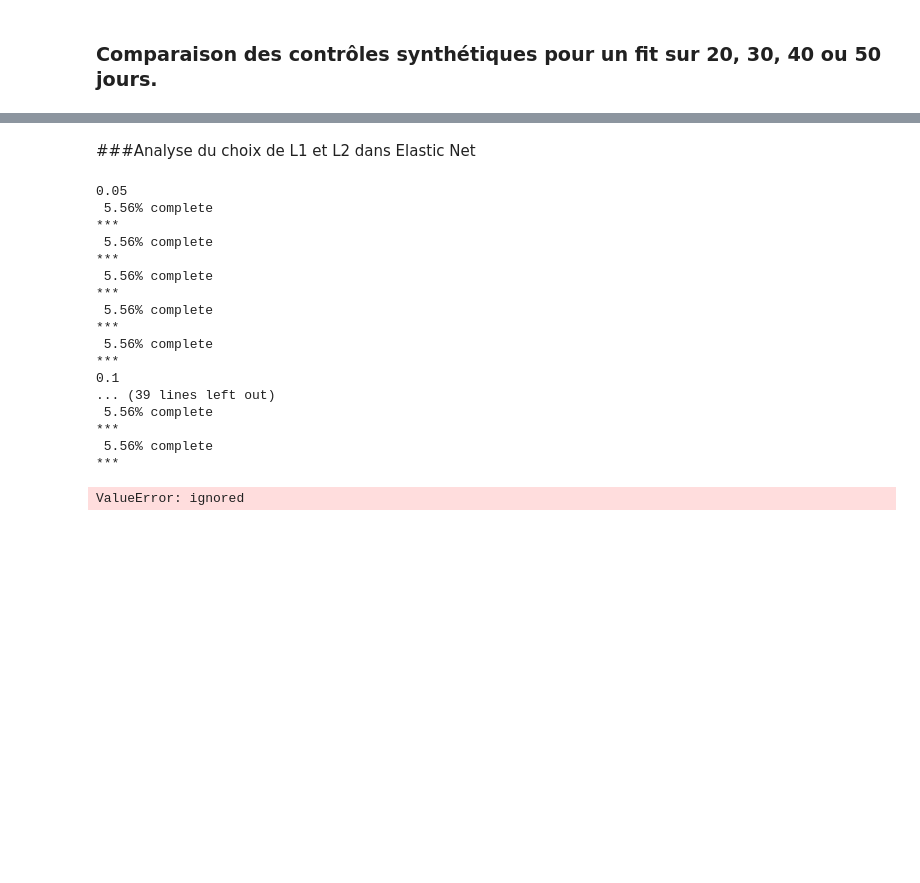
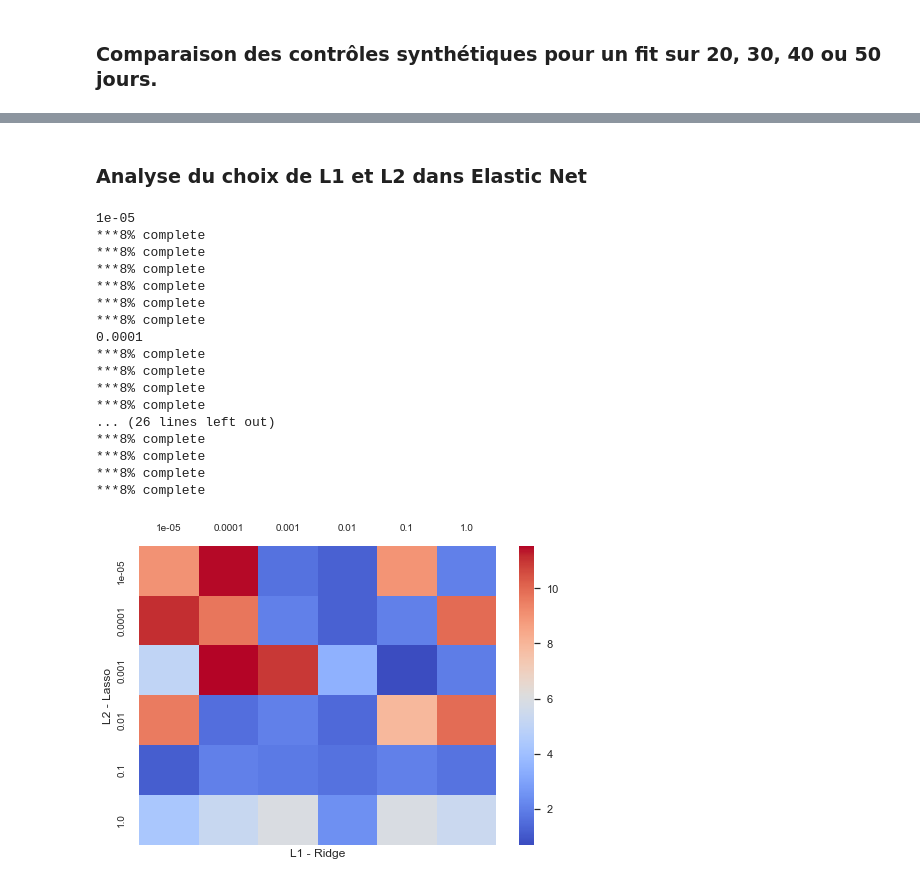
Before and after one commit to vishnouvina/Synthetic_Control_Covid_Incentives, a Jupyter notebook: incentive_synthetic_S8_states.ipynb, the cells around one changed output, grey strips where cells are left out. Saved outputs shown, nothing was run; the diff lists cells and outputs as text; code cells hidden in the pictures; blank space fills up the shorter version.

```diff
--- a/incentive_synthetic_S8_states.ipynb
+++ b/incentive_synthetic_S8_states.ipynb
@@ -549,7 +556,7 @@ inc_t0["12-17"] = {}
 for X in target_states_all_1217:
   # 19/02/2021 approx première date à laquelle les % de vax sont non nuls
   start = datetime.date(2021,2,19)
-  t0_date_str = dates[X]
+  t0_date_str = dates_1217[X]
   t0_date = datetime.date(int(t0_date_str[:4]), int(t0_date_str[5:7]), int(t0_date_str[8:]))
   t0 = t0_date - start
   t0 = t0.days
@@ -788,7 +802,7 @@ def p_value(ls_dose, y1_prediction):
 # Delta entre pourcentage de vaccination synthétique et réel n jours après t0
 
 time_delta = [0, 30, 60, 90]
-def delta_y(ls_dose1, y1_prediction, target_states=target_states_all, classe="Pop"):
+def delta_y(ls_dose1, y1_prediction, classe, target_states=target_states_all):
   delta = []
 
   for X in target_states:
@@ -825,13 +839,13 @@ def important_v(V):
 # %% [markdown]
 ### Comparaison des contrôles synthétiques pour un fit sur 20, 30, 40 ou 50 jours.
 # %%
-for classe in ["Pop","12-17", "18-64", "65Plus"]:
+for classe in ["12-17"]:
     print(classe,'in progress')
     for t_fit in range(10,50,10):
         print("\rFit period",t_fit, "   ")
         V = synthetic(ls_dose1, state_vector_scaled, t_fit=t_fit, t_test=0, classe=classe, plot=False)
-        df_delta = delta_y(ls_dose1[classe], y1_prediction, classe=classe)
-        df_fit = fit_q(ls_dose1[classe], y1_prediction, classe=classe)
+        df_delta = delta_y(ls_dose1[classe], y1_prediction, classe, target_states=target_states_all_1217)
+        df_fit = fit_q(ls_dose1[classe], y1_prediction, states_choose=target_states_all_1217, classe=classe)
 
         df = pd.DataFrame(y1_prediction, index=date_span)
         df.to_csv('CSV_results/synthetics_fit'+str(t_fit)+'_'+classe+'.csv')
@@ -869,42 +880,64 @@ df_fit.to_csv('Résultats/df_fit.csv', ',')
 print("RMSPE on interval [0;t0]")
 df_fit
 # %% [markdown]
-###Analyse du choix de L1 et L2 dans Elastic Net
+### Analyse du choix de L1 et L2 dans Elastic Net
 # %%
+w_dic = {Y:0 for Y in control_states_all}
+
 elastic_analysis = []
-ll = [0, 0.05, 0.1, 0.5, 1, 5]
+elastic_analysis_w = []
+
+ll = [10**n for n in range(-5,1)]
+
 for i in ll:
   L1 = i
   j_line = []
+  j_line_w = []
   print(i)
+
   for j in ll:
     L2 = j
-    V = synthetic(ls_dose1, state_vector_scaled, t_fit=21,t_test=7, states_choice=['AR'], plot=False,)
+    V = synthetic(ls_dose1, state_vector_scaled, t_fit=20,t_test=0, states_choice=['AL'], plot=False, classe="Pop")
+    w_DF = pd.DataFrame(w_dic, index=control_states_names)
     print('***')
-    x = fit_q(ls_dose1, y1_prediction, states_choose=['AR']).iloc[0,0]
+    x = fit_q(ls_dose1["Pop"], y1_prediction, states_choose=['AL'], classe="Pop").iloc[0,0]
     j_line.append(x)
+    j_line_w.append(w_DF)
+
   elastic_analysis.append(j_line)
+  elastic_analysis_w.append(j_line_w)
 # %% [output]
-0.05
- 5.56% complete
-***
- 5.56% complete
-***
- 5.56% complete
-***
- 5.56% complete
-***
- 5.56% complete
-***
-0.1
-... (39 lines left out)
- 5.56% complete
-***
- 5.56% complete
-***
+1e-05
+***8% complete
+***8% complete
+***8% complete
+***8% complete
+***8% complete
+***8% complete
+0.0001
+***8% complete
+***8% complete
+***8% complete
+***8% complete
+... (26 lines left out)
+***8% complete
+***8% complete
+***8% complete
+***8% complete
 # %%
-elastic_df = pd.DataFrame(elastic_analysis, index=ll, columns=['AL','AR','CA','CO']) #['L2='+str(10**i) for i in range(-5,1)])
-elastic_df
+elastic_df = pd.DataFrame(elastic_analysis, index=ll, columns=ll) #['L2='+str(10**i) for i in range(-5,1)])
+# sdr = {}
+# statess = elastic_df_w.iloc[0,0].index
+# for X in statess:
+#     sdr[X] = []
+# for i in range(len(ll)):
+#     for X in statess:
+#         sdr[X].append(elastic_df_w.iloc[i,0].loc[X,"CA"])
+import seaborn as sns
+sns.heatmap(elastic_df, cmap='coolwarm')
+plt.xlabel('L1 - Ridge')
+plt.ylabel('L2 - Lasso')
+plt.tick_params(axis='both', which='major', labelsize=10, labelbottom = False, bottom=False, top = False, labeltop=True)
 # %% [output]
-ValueError: ignored
+[figure, added]
 # %% [markdown]
```
Also changed, not shown: parts of 14 cells of this notebook, 17 other files.
